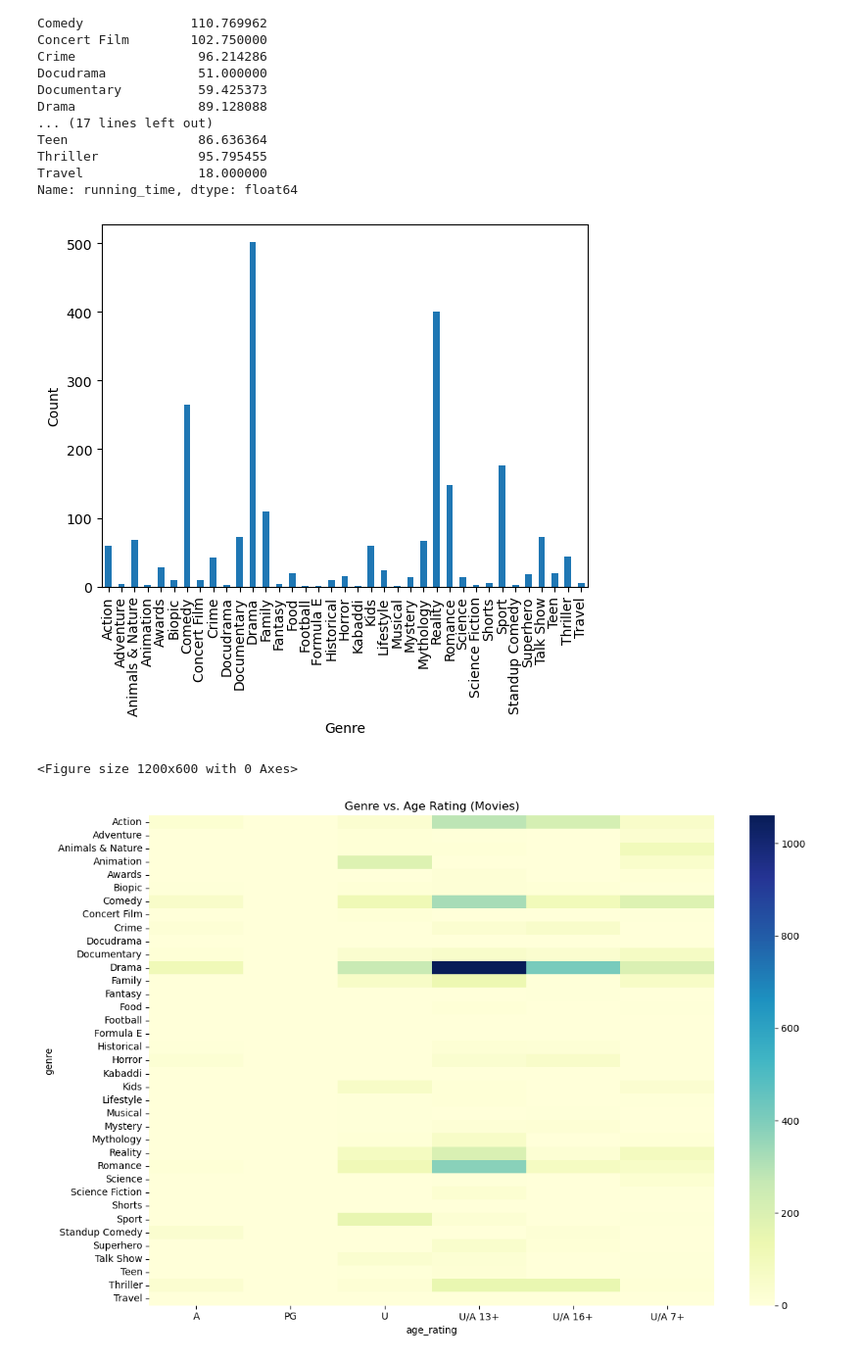
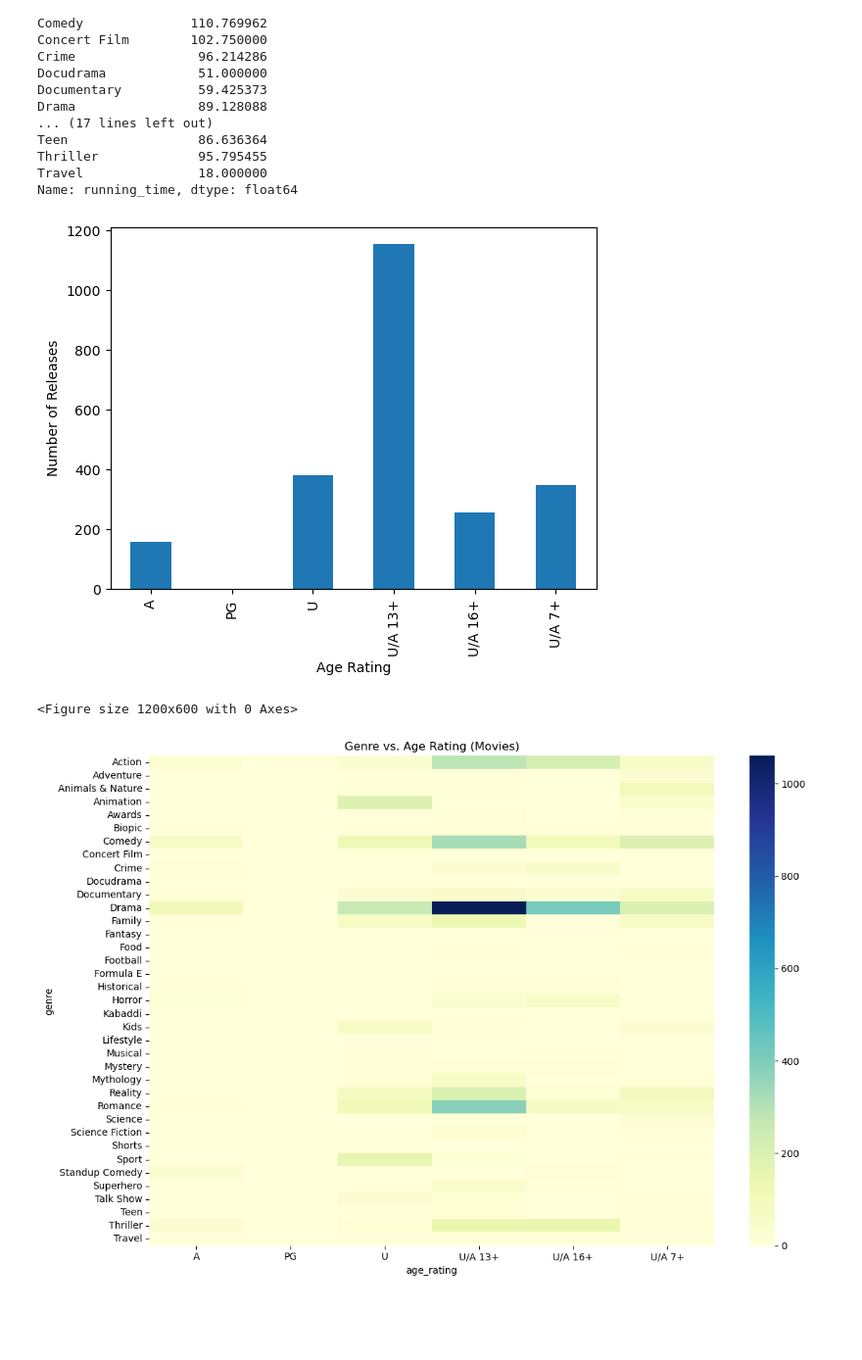
Before and after one commit to nehaa003006/Hotstar-Exploratory-Data-Analysis, a Jupyter notebook: hotstar _EDA.ipynb, the cells around one changed output. Shown: that part at 98% size. Cells and saved outputs as stored; diff of their text form; code cells hidden in the pictures; blank space fills up the shorter version.

```diff
--- a/hotstar _EDA.ipynb
+++ b/hotstar _EDA.ipynb
@@ -311,10 +311,10 @@ Thriller            1.772727
 Travel              2.500000
 Name: seasons, dtype: float64
 # %%
-#count of releses in each genre for the  year 1993-2023
-tv=df_tv.groupby("genre").size().fillna(0)
+#number of release for each age_rating
+tv=df_tv.groupby("age_rating").size().fillna(0)
 tv.plot(kind="bar")
-plt.xlabel("Genre")
+plt.xlabel("Age Rating")
 plt.ylabel("Number of Releases")
 plt.figure(figsize=(12,6))
 plt.tight_layout()
@@ -355,16 +355,16 @@ Thriller             95.795455
 Travel               18.000000
 Name: running_time, dtype: float64
 # %%
-#count of releses in each genre for the  year 1993-2023
-mov=df_mov.groupby("genre").size().fillna(0)
+#number of release for each age_rating
+mov=df_mov.groupby("age_rating").size().fillna(0)
 tv.plot(kind="bar")
-plt.xlabel("Genre")
+plt.xlabel("Age Rating")
 plt.ylabel("Number of Releases")
 plt.figure(figsize=(12,6))
 plt.tight_layout()
 plt.show()
 # %% [output]
-[figure, old version]
+[figure, new version]
 <Figure size 1200x600 with 0 Axes>
 # %%
 #genre vs age rating
```
Also changed, not shown: parts of 2 cells of this notebook.
